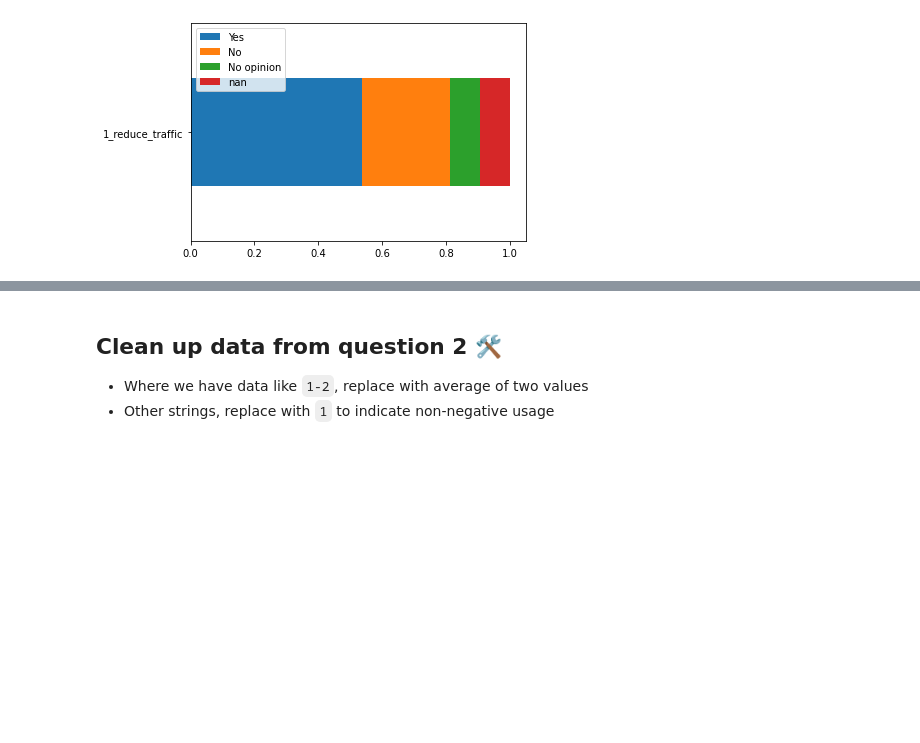
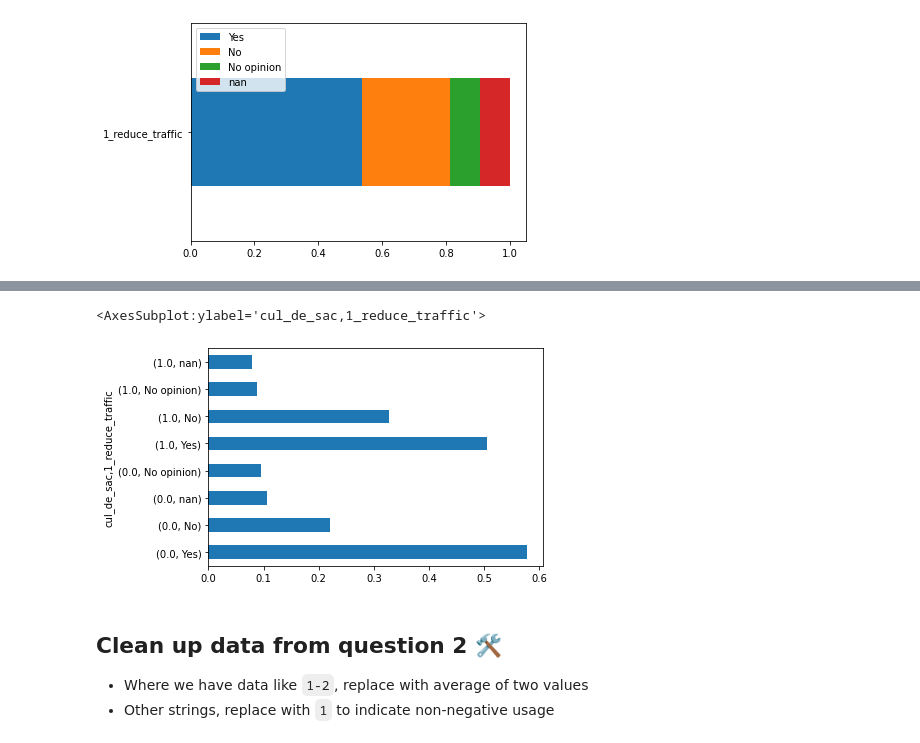
Before and after one commit to annarailton/littlemore_ltn_analysis, a Jupyter notebook: lpc_ltn_analysis.ipynb, the cells around one changed output, grey strips where cells are left out. Drawn from its saved outputs; the diff is of its cells as text; code cells hidden in the pictures; blank space fills up the shorter version.

Commit message:
Add merges of various data frames

```diff
--- a/lpc_ltn_analysis.ipynb
+++ b/lpc_ltn_analysis.ipynb
@@ -117,0 +123,5 @@ df.head()
+# %%
+streets = pd.read_csv("data/street_data.csv")
+deprivation_by_lsoa = pd.read_csv("data/littlemore_deprivation_index_by_lsoa.csv")
+littlemore_lsoa_mappings = pd.read_csv("data/littlemore_lsoa_mappings.csv")
+streets.head()
@@ -117,0 +192,3 @@ df.head()
+# %%
+df = pd.merge(df, streets, how="left", on="street")
+df.columns
@@ -177,3 +299,10 @@ reduce_traffic_df.plot.barh(stacked=True)
+# %%
+df.groupby("cul_de_sac")["1_reduce_traffic"].value_counts(
+    dropna=False, normalize=True
+).transpose().plot.barh(stacked=True)
+# %% [output]
+<AxesSubplot:ylabel='cul_de_sac,1_reduce_traffic'>
+[figure, added]
 # %% [markdown]
 ## Clean up data from question 2 🛠️
 
```
Also changed, not shown: parts of 43 cells of this notebook.
